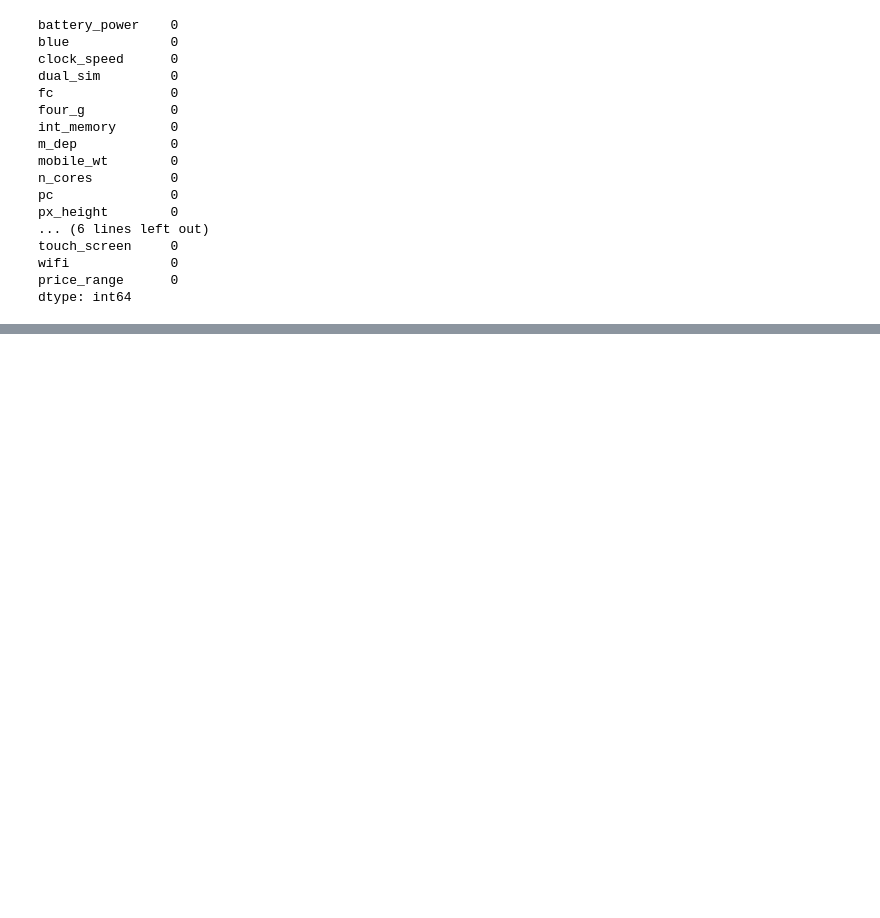
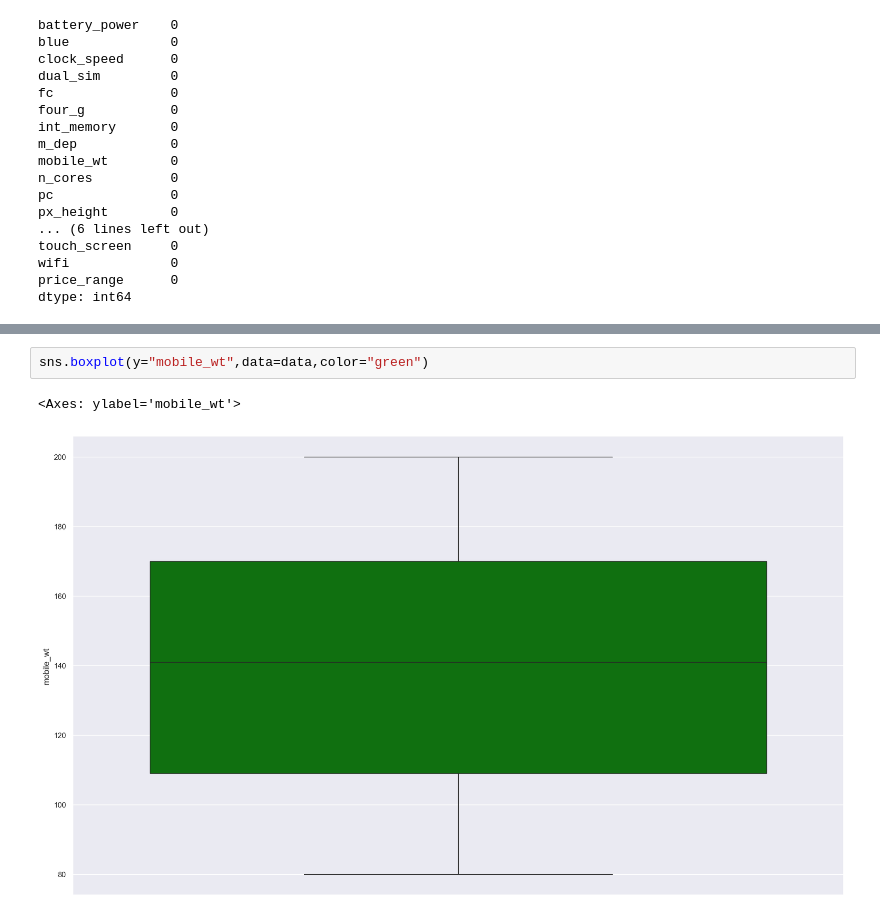
Before and after one commit to Rizan012/mobile-price-range-predictor, a Jupyter notebook: DatasetAnalysis.ipynb, the cells around one changed output, grey strips where cells are left out. Drawn from its saved outputs; the diff is of its cells as text; blank space fills up the shorter version.

```diff
--- a/DatasetAnalysis.ipynb
+++ b/DatasetAnalysis.ipynb
@@ -81,0 +137,5 @@ dtype: int64
+# %%
+sns.boxplot(y="mobile_wt",data=data,color="green")
+# %% [output]
+<Axes: ylabel='mobile_wt'>
+[figure, added]
```
Also changed, not shown: parts of 23 cells of this notebook, 3 other files.
